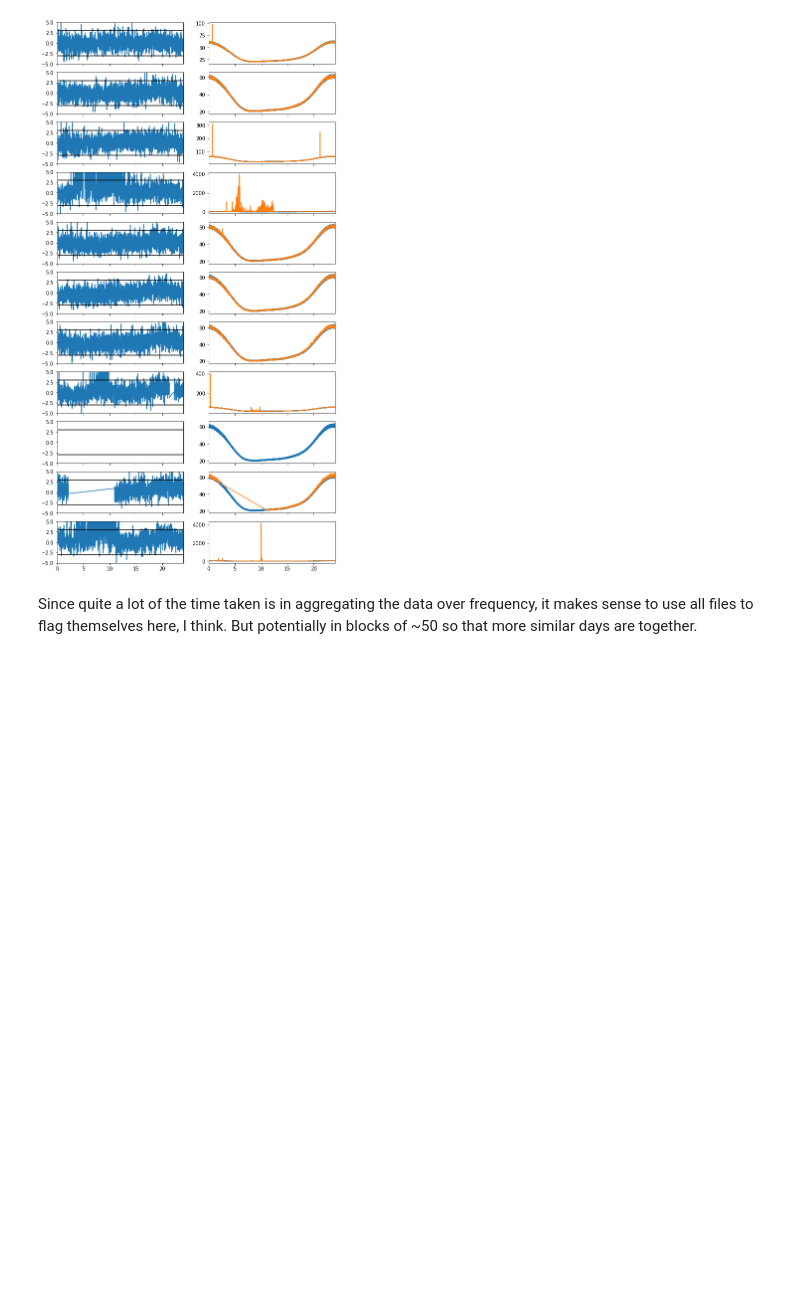
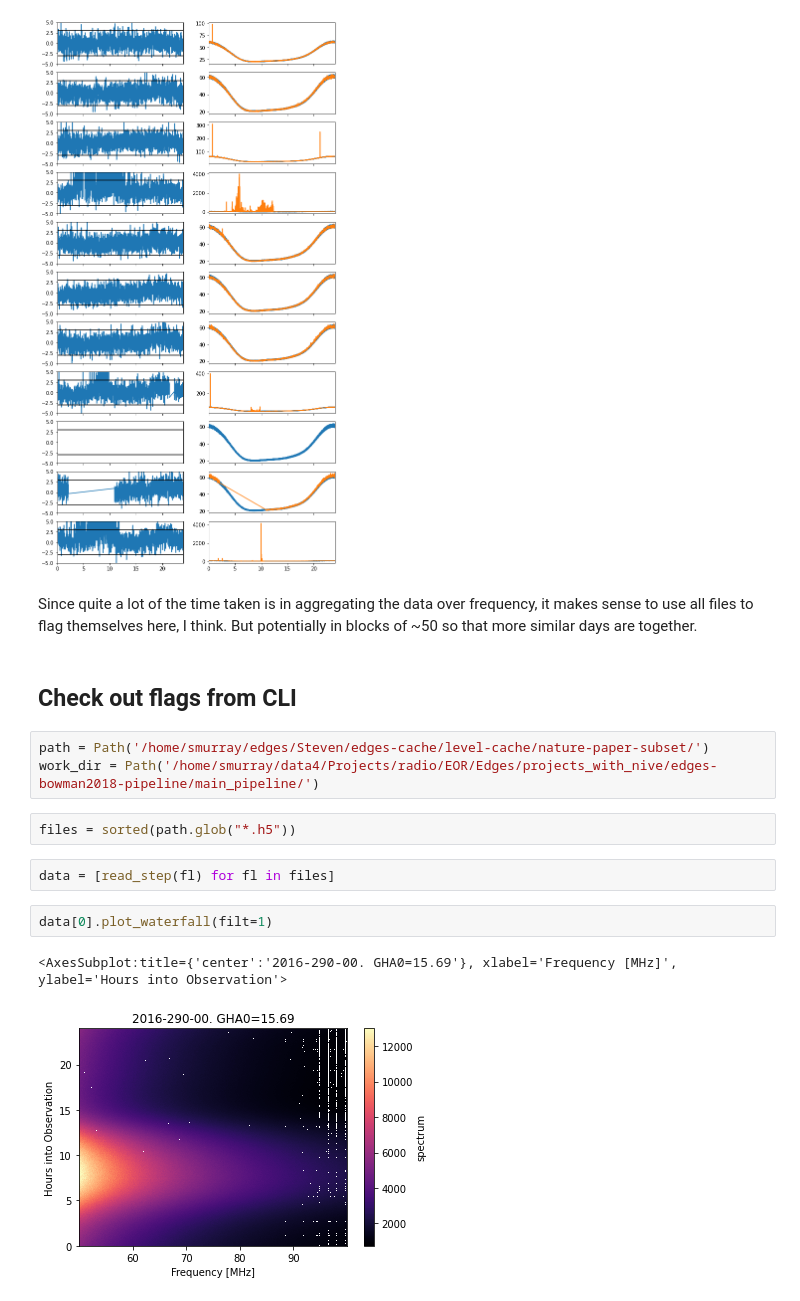
Before and after one commit to edges-collab/edges-analysis, a Jupyter notebook: devel/check_rms.ipynb, the cells around one changed output. Cells and saved outputs as stored; diff of their text form; blank space fills up the shorter version.

```diff
--- a/devel/check_rms.ipynb
+++ b/devel/check_rms.ipynb
@@ -270,3 +270,17 @@ for i, fl in enumerate(files[15::10]):
 [figure]
 # %% [markdown]
 Since quite a lot of the time taken is in aggregating the data over frequency, it makes sense to use all files to flag themselves here, I think. But potentially in blocks of ~50 so that more similar days are together.
+# %% [markdown]
+## Check out flags from CLI
+# %%
+path = Path('/home/smurray/edges/Steven/edges-cache/level-cache/nature-paper-subset/')
+work_dir = Path('/home/smurray/data4/Projects/radio/EOR/Edges/projects_with_nive/edges-bowman2018-pipeline/main_pipeline/')
+# %%
+files = sorted(path.glob("*.h5"))
+# %%
+data = [read_step(fl) for fl in files]
+# %%
+data[0].plot_waterfall(filt=1)
+# %% [output]
+<AxesSubplot:title={'center':'2016-290-00. GHA0=15.69'}, xlabel='Frequency [MHz]', ylabel='Hours into Observation'>
+[figure, added]
```
Also changed, not shown: parts of 28 cells of this notebook, 8 other files.
